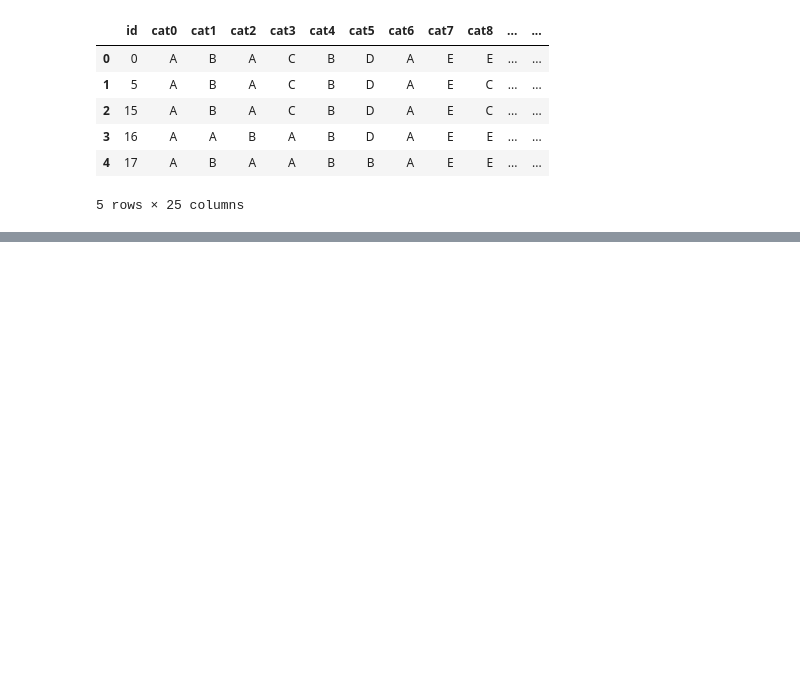
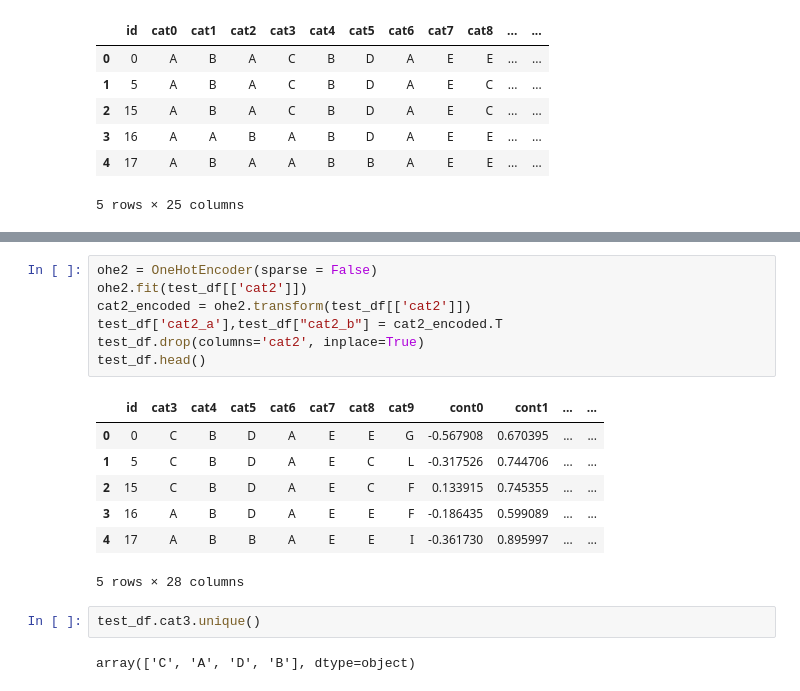
Before and after one commit to ngachago/tabular_comp, a Jupyter notebook: tabular_playground_comp_feb21.ipynb, the cells around one changed output, grey strips where cells are left out. Saved outputs shown, nothing was run; the diff lists cells and outputs as text; blank space fills up the shorter version.

```diff
--- a/tabular_playground_comp_feb21.ipynb
+++ b/tabular_playground_comp_feb21.ipynb
@@ -598,0 +648,19 @@ test_df.head()
+# %%
+ohe2 = OneHotEncoder(sparse = False)
+ohe2.fit(test_df[['cat2']])
+cat2_encoded = ohe2.transform(test_df[['cat2']])
+test_df['cat2_a'],test_df["cat2_b"] = cat2_encoded.T
+test_df.drop(columns='cat2', inplace=True)
+test_df.head()
+# %% [output]
+|  | id | cat3 | cat4 | cat5 | cat6 | cat7 | cat8 | cat9 | cont0 | cont1 | ... | ... |
+| 0 | 0 | C | B | D | A | E | E | G | -0.567908 | 0.670395 | ... | ... |
+| 1 | 5 | C | B | D | A | E | C | L | -0.317526 | 0.744706 | ... | ... |
+| 2 | 15 | C | B | D | A | E | C | F | 0.133915 | 0.745355 | ... | ... |
+| 3 | 16 | A | B | D | A | E | E | F | -0.186435 | 0.599089 | ... | ... |
+| 4 | 17 | A | B | B | A | E | E | I | -0.361730 | 0.895997 | ... | ... |
+5 rows × 28 columns
+# %%
+test_df.cat3.unique()
+# %% [output]
+array(['C', 'A', 'D', 'B'], dtype=object)
```
Also changed, not shown: parts of 45 cells of this notebook, 2 other files.
